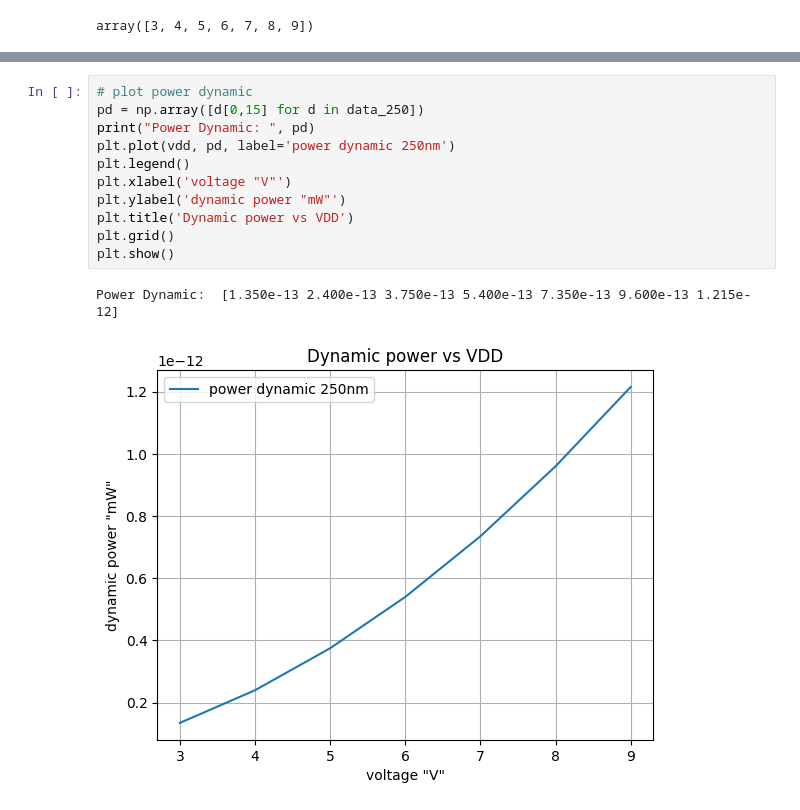
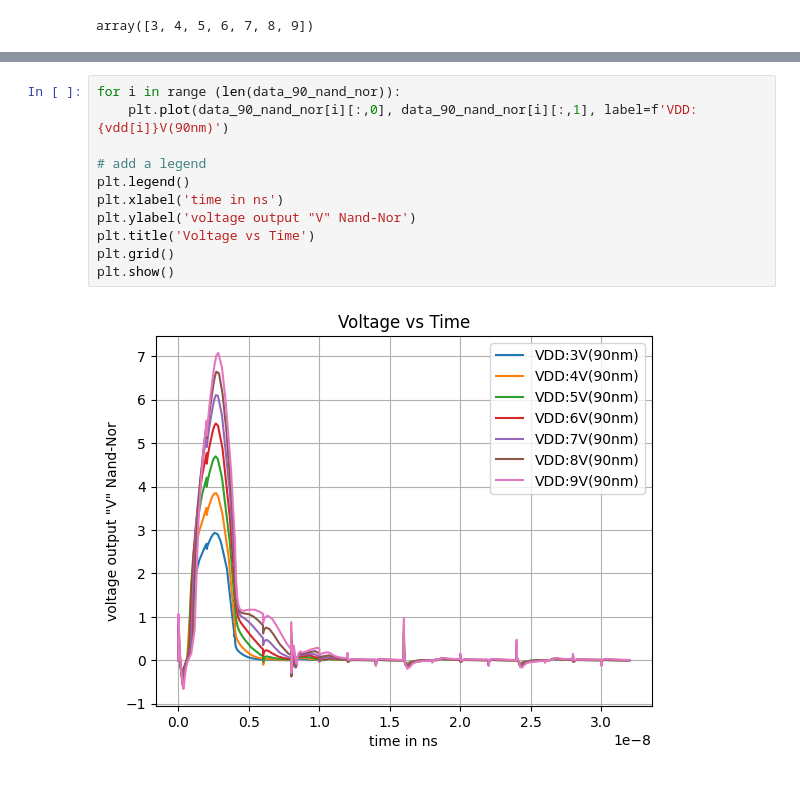
Before and after one commit to the-pinbo/EC802-Low-Power-VLSI-Design, a Jupyter notebook: Assignment-3/plots.ipynb, the cells around one changed output, grey strips where cells are left out. Cells and saved outputs as stored; diff of their text form.

```diff
--- a/Assignment-3/plots.ipynb
+++ b/Assignment-3/plots.ipynb
@@ -62,14 +216,13 @@ Power Static:  [-3.919036e-05 -7.166233e-05 -1.197115e-04 -1.674096e-04 -2.28762
-# %%
-# plot power dynamic
-pd = np.array([d[0,15] for d in data_250])
-print("Power Dynamic: ", pd)
-plt.plot(vdd, pd, label='power dynamic 250nm')
-plt.legend()
-plt.xlabel('voltage "V"')
-plt.ylabel('dynamic power "mW"')
-plt.title('Dynamic power vs VDD')
-plt.grid()
-plt.show()
-# %% [output]
-Power Dynamic:  [1.350e-13 2.400e-13 3.750e-13 5.400e-13 7.350e-13 9.600e-13 1.215e-12]
-[figure, removed]
+# %%
+for i in range (len(data_90_nand_nor)):
+    plt.plot(data_90_nand_nor[i][:,0], data_90_nand_nor[i][:,1], label=f'VDD:{vdd[i]}V(90nm)')
+
+# add a legend
+plt.legend()
+plt.xlabel('time in ns')
+plt.ylabel('voltage output "V" Nand-Nor')
+plt.title('Voltage vs Time')
+plt.grid()
+plt.show()
+# %% [output]
+[figure, added]
```
Also changed, not shown: parts of 32 cells of this notebook, 10 other files.
